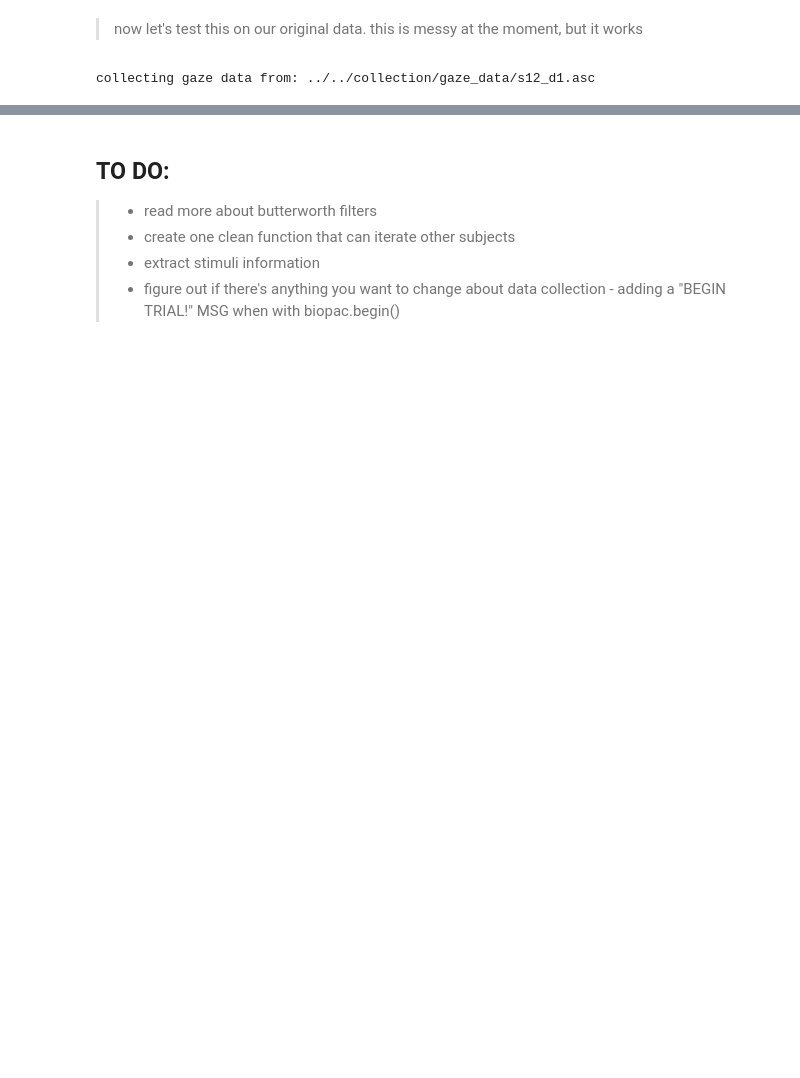
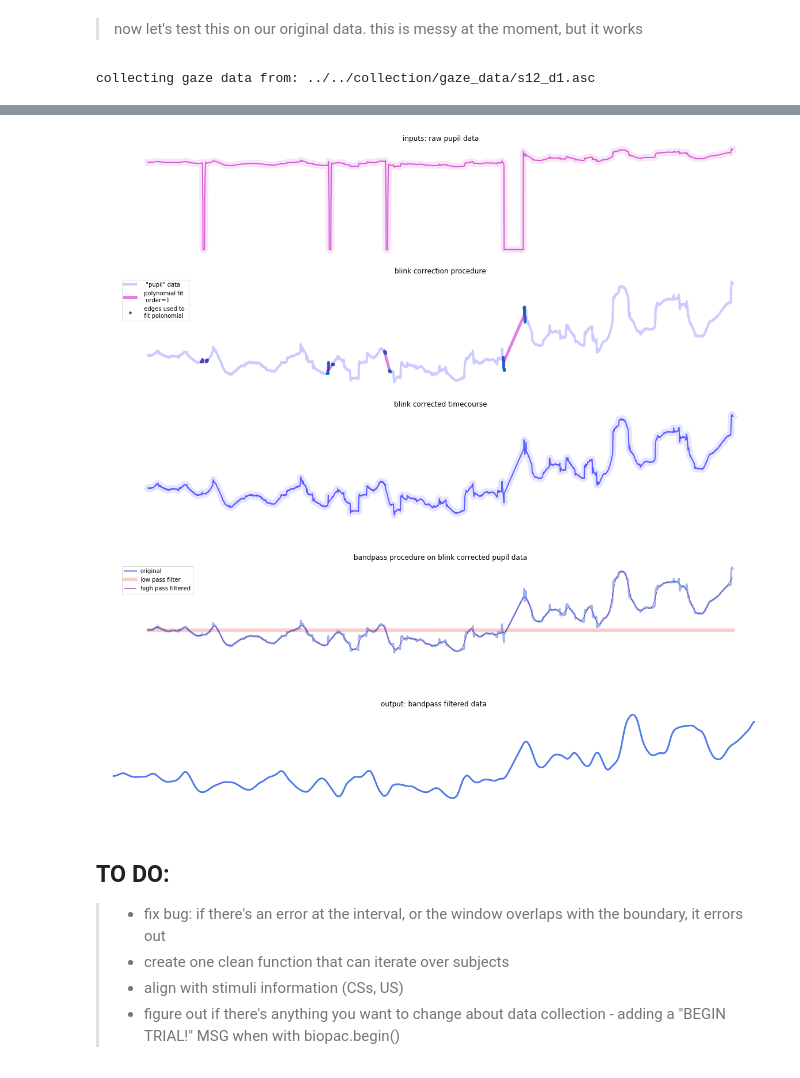
Before and after one commit to tzler/social_structure_learning, a Jupyter notebook: analysis/gaze/methods_development-tutorial.ipynb, the cells around one changed output, grey strips where cells are left out. Drawn from its saved outputs; the diff is of its cells as text; code cells hidden in the pictures; blank space fills up the shorter version.

```diff
--- a/analysis/gaze/methods_development-tutorial.ipynb
+++ b/analysis/gaze/methods_development-tutorial.ipynb
@@ -834,0 +839,3 @@ def check_freq(cutoff, start_ind=5000, end_ind=8000):
+# %%
+example.extract_pupil_data()
+pupil_raw = example.pupil_data[onset:offset]
@@ -835,7 +844,36 @@ def check_freq(cutoff, start_ind=5000, end_ind=8000):
+# %%
+# visualize steps
+plt.figure(figsize=[20,12])
+
+# plot original timecourse
+plt.subplot(3,1,1); plt.axis('off');
+nice_lines(pupil_raw)
+plt.title('inputs: raw pupil data')
+
+# plot blink correction
+plt.subplot(3,1,2); plt.axis('off');
+plt.plot(x_range, y_data, 'b', alpha=.2, linewidth=4)
+plt.scatter(x_range[poly_edges==poly_edges],poly_edges[poly_edges==poly_edges], marker=(5, 0), s=20)
+plt.plot(x_range, poly_fill, 'm', alpha=.5, linewidth=5)
+plt.title('blink correction procedure')
+plt.legend(['   "pupil" data', '  polynomial fit\n   order=%s'%order,
+            '  edges used to \n  fit polonomial'], prop={'size': 10}, loc=2)
+
+# plot blink corrected timecourse
+plt.subplot(3,1,3) ; plt.axis('off');
+nice_lines(pupil, color='b')
+plt.title('blink corrected timecourse')
+
+# plot bandpass filter process and final output
+filter_data(pupil, show=1, highpass_cutoff=.01);
+# %% [output]
+[figure, added]
+[figure, added]
+[figure, added]
 # %% [markdown]
 ## TO DO:
-> - read more about butterworth filters
-> - create one clean function that can iterate other subjects
-> - extract stimuli information
+> - fix bug: if there's an  error at the interval, or the window overlaps with the boundary, it errors out
+> - create one clean function that can iterate over subjects
+> - align with stimuli information (CSs, US)
 > - figure out if there's anything you want to change about data collection
     - adding a "BEGIN TRIAL!" MSG when with biopac.begin()
```
Also changed, not shown: parts of 12 cells of this notebook.
